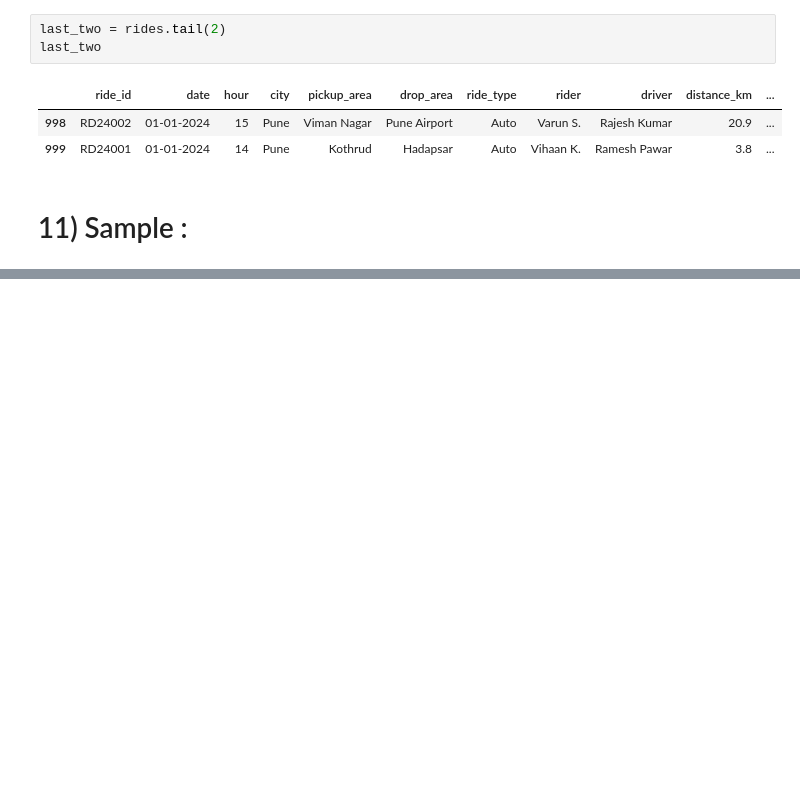
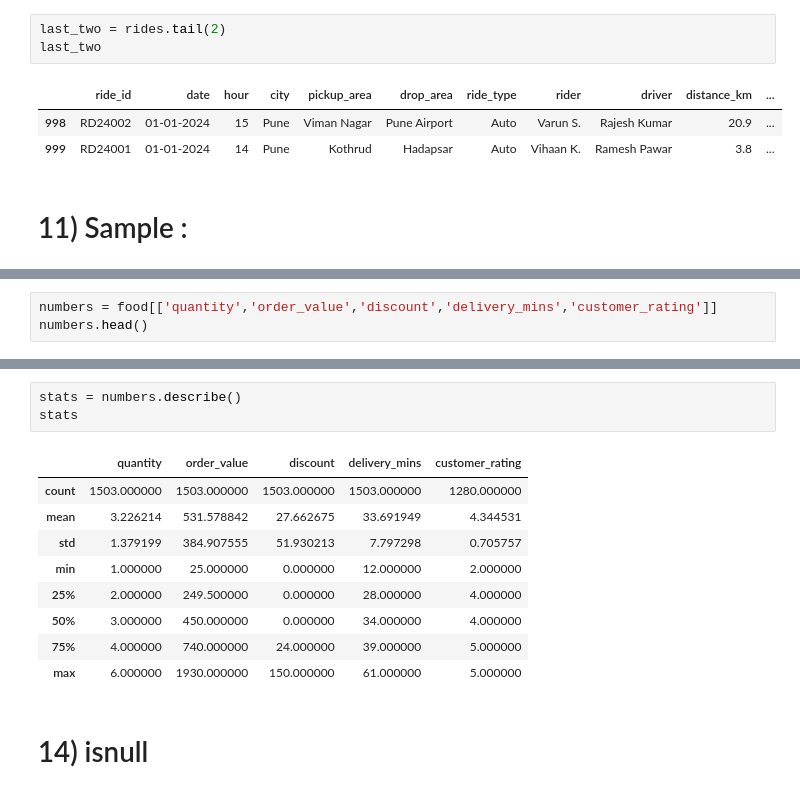
Before and after one commit to singh-amit-45/Data-Science, a Jupyter notebook: Libraries/Pandas/Pandas_DataFrame/DataFrame.ipynb, the cells around one changed output, grey strips where cells are left out. Drawn from its saved outputs; the diff is of its cells as text; blank space fills up the shorter version.

```diff
--- a/Libraries/Pandas/Pandas_DataFrame/DataFrame.ipynb
+++ b/Libraries/Pandas/Pandas_DataFrame/DataFrame.ipynb
@@ -238,0 +295,3 @@ random_rides
+# %%
+numbers = food[['quantity','order_value','discount','delivery_mins','customer_rating']]
+numbers.head()
@@ -238,0 +305,15 @@ random_rides
+# %%
+stats = numbers.describe()
+stats
+# %% [output]
+|  | quantity | order_value | discount | delivery_mins | customer_rating |
+| count | 1503.000000 | 1503.000000 | 1503.000000 | 1503.000000 | 1280.000000 |
+| mean | 3.226214 | 531.578842 | 27.662675 | 33.691949 | 4.344531 |
+| std | 1.379199 | 384.907555 | 51.930213 | 7.797298 | 0.705757 |
+| min | 1.000000 | 25.000000 | 0.000000 | 12.000000 | 2.000000 |
+| 25% | 2.000000 | 249.500000 | 0.000000 | 28.000000 | 4.000000 |
+| 50% | 3.000000 | 450.000000 | 0.000000 | 34.000000 | 4.000000 |
+| 75% | 4.000000 | 740.000000 | 24.000000 | 39.000000 | 5.000000 |
+| max | 6.000000 | 1930.000000 | 150.000000 | 61.000000 | 5.000000 |
+# %% [markdown]
+# 14) isnull
```
Also changed, not shown: parts of 53 cells of this notebook.
